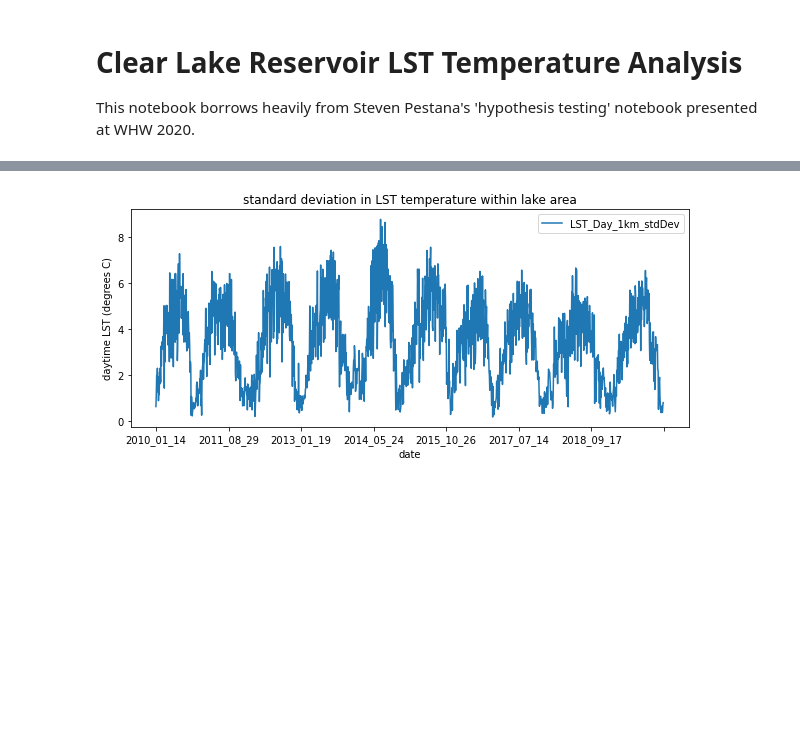
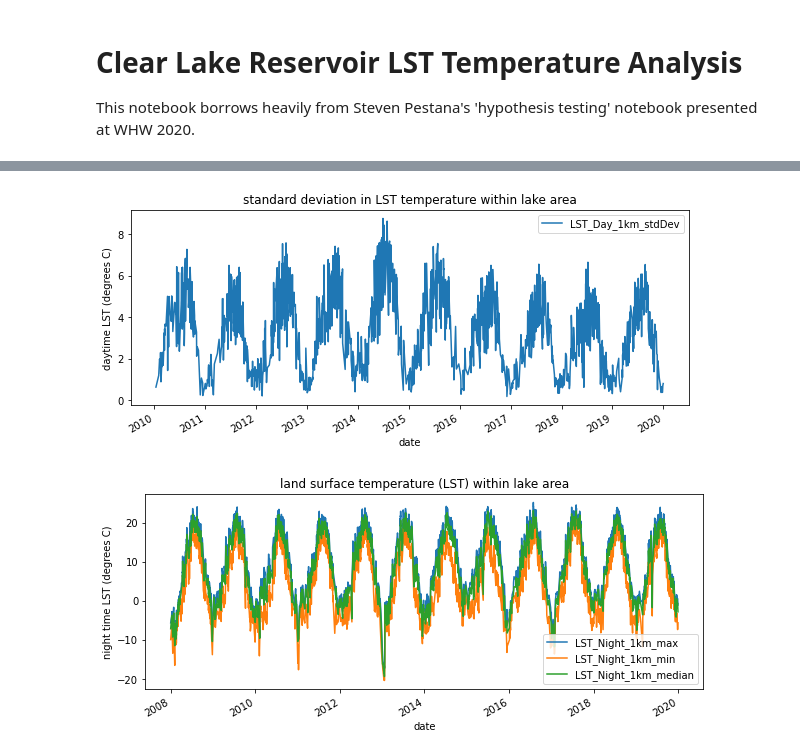
Before and after one commit to waterhackweek/whw2020_firewater, a Jupyter notebook: MODIS_LST_tempanalysis.ipynb, the cells around one changed output, grey strips where cells are left out. Saved outputs shown, nothing was run; the diff lists cells and outputs as text; code cells hidden in the pictures; blank space fills up the shorter version.

```diff
--- a/MODIS_LST_tempanalysis.ipynb
+++ b/MODIS_LST_tempanalysis.ipynb
@@ -54,3 +68,10 @@ clear_LST_day_filt.head(5)
 | 39 | 2010_02_09 | 9.07 | 3.65 | 2.13 | 1.975312 | 1265673600000 | ... |
 | 45 | 2010_02_15 | 7.21 | 3.73 | 0.73 | 1.670218 | 1266192000000 | ... |
 | 46 | 2010_02_16 | 12.99 | 7.31 | 4.49 | 2.293101 | 1266278400000 | ... |
+# %%
+#do the same for night time LST
+obs_cutoff_night = max(clear_LST_night['pixel_count'])*0.75
+
+clear_LST_night_filt = clear_LST_night[ clear_LST_night['pixel_count'] >= obs_cutoff_night ]
+
+clear_LST_night_filt.head(5)
@@ -75,7 +103,7 @@ plt.savefig('GEEcode/GEEout/LST_temp_bgs.png')
 
 fig, ax=plt.subplots(figsize=(10,4))
 
-clear_LST_day_filt.plot(x='system:index', y='LST_Day_1km_stdDev', ax = ax)
+clear_LST_day_filt.plot(x='datetime', y='LST_Day_1km_stdDev', ax = ax)
 
 ax.set_ylabel('daytime LST (degrees C)');
 
@@ -85,4 +113,21 @@ ax.set_title('standard deviation in LST temperature within lake area');
 
 plt.savefig('GEEcode/GEEout/LST_stdev_bgs.png')
 # %% [output]
-[figure, old version]
+[figure, new version]
+# %%
+#plot for night time temp, too
+fig, ax = plt.subplots(figsize=(10,4))
+
+clear_LST_night_filt.plot(x='datetime', y='LST_Night_1km_max', ax=ax)
+clear_LST_night_filt.plot(x='datetime', y='LST_Night_1km_min', ax=ax)
+clear_LST_night_filt.plot(x='datetime', y='LST_Night_1km_median', ax=ax)
+
+ax.set_ylabel('night time LST (degrees C)');
+
+ax.set_xlabel('date');
+
+ax.set_title('night time land surface temperature (LST) within lake area');
+
+plt.savefig('GEEcode/GEEout/LST_temp_night_bgs.png')
+# %% [output]
+[figure, added]
```
Also changed, not shown: parts of 6 cells of this notebook, 4 other files.
